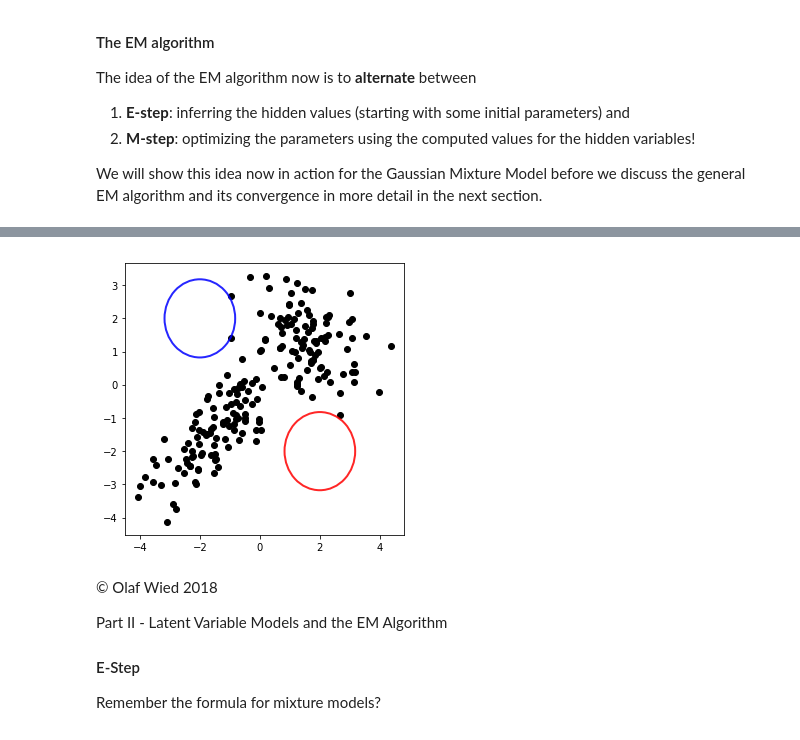
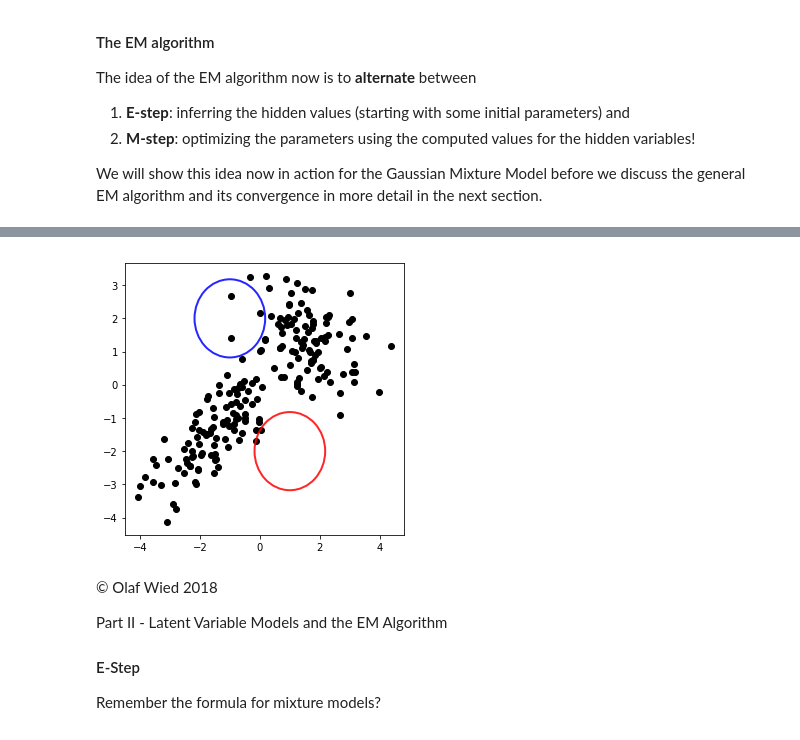
Before and after one commit to olafwied/AdvBayes-Course, a Jupyter notebook: Advanced Bayes - Course Materials.ipynb, the cells around one changed output, grey strips where cells are left out. Saved outputs shown, nothing was run; the diff lists cells and outputs as text; code cells hidden in the pictures.

```diff
--- a/Advanced Bayes - Course Materials.ipynb
+++ b/Advanced Bayes - Course Materials.ipynb
@@ -690,10 +686,3 @@ plt.show()
-# %%
-# Let's define some (pretty bad) initial parameters
-a = [0.5,0.5]                     #the mixing parameter
-m = [np.array([-2,2]),            #the mean vector
-     np.array([2,-2])]
-S = [np.array([[1.0, 0.0],[0.0,1.0]]), #the covariance matrices
-     np.array([[1.0, 0.0],[0.0,1.0]])]
 # %%
 def get_ellipsoid_from_cov(cov,m,ax,color):
     from matplotlib.patches import Ellipse
@@ -716,3 +705,13 @@ def get_ellipsoid_from_cov(cov,m,ax,color):
     e.set_fill(False)
     e.set_linewidth(2)
     ax.add_artist(e)
+# %%
+fig, ax = plt.subplots(1, 2, figsize = (11,5))
+ax[0].scatter(c1[:,0],c1[:,1],c='r')
+ax[0].scatter(c2[:,0],c2[:,1],c='b')
+get_ellipsoid_from_cov(cov1,mu1,ax[0],'r')
+get_ellipsoid_from_cov(cov2,mu2,ax[0],'b')
+ax[0].set_title("Generating Distribution with Labels")
+ax[1].scatter(data[:,0],data[:,1],c='k')
+ax[1].set_title("Without Class Labels at Training Start")
+plt.show()
@@ -719,14 +720,20 @@ def get_ellipsoid_from_cov(cov,m,ax,color):
+# %%
+# Let's define some (pretty bad) initial parameters
+a = [0.5,0.5]                     #the mixing parameter
+m = [np.array([-1,2]),            #the mean vector
+     np.array([1,-2])]
+S = [np.array([[1.0, 0.0],[0.0,1.0]]), #the covariance matrices
+     np.array([[1.0, 0.0],[0.0,1.0]])]
 # %%
-def plot_e_step(colors,m,S):
-    fig, ax = plt.subplots(1, 1, figsize = (5,5))
+def plot_e_step(colors,m,S,ax):
     ax.scatter(data[:,0],data[:,1],c=colors)
     get_ellipsoid_from_cov(S[0],m[0],ax,'b')
     get_ellipsoid_from_cov(S[1],m[1],ax,'r')
-    plt.show()
 # %%
-plot_e_step('k',m,S) # before the first E-step performed
+fig, ax = plt.subplots(1, 1, figsize = (5,5))
+plot_e_step('k',m,S,ax) # before the first E-step performed
 # %% [output]
-[figure, old version]
+[figure, new version]
 # %% [markdown]
 © Olaf Wied 2018
 
```
Also changed, not shown: parts of 33 cells of this notebook.
